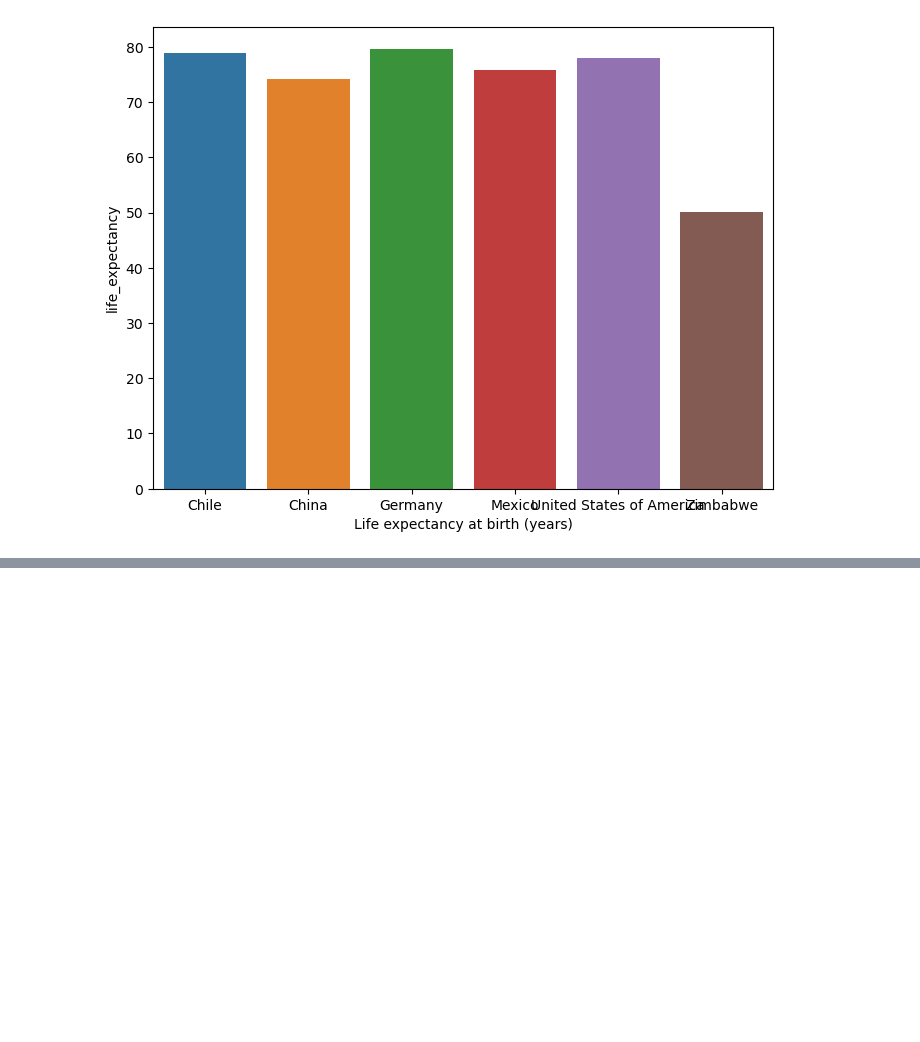
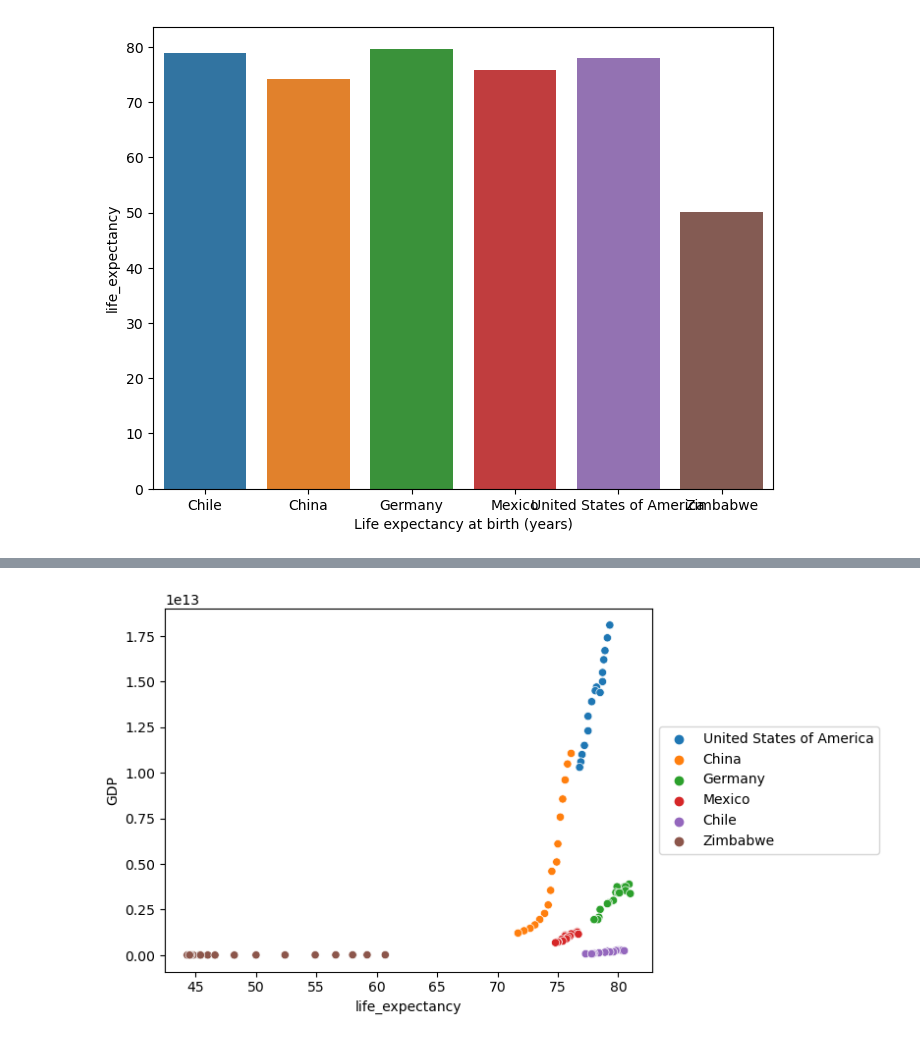
Before and after one commit to ada1312/-Portfolio_project_codecademy2, a Jupyter notebook: portfolio_2.ipynb, the cells around one changed output, grey strips where cells are left out. Saved outputs shown, nothing was run; the diff lists cells and outputs as text; code cells hidden in the pictures; blank space fills up the shorter version.

```diff
--- a/portfolio_2.ipynb
+++ b/portfolio_2.ipynb
@@ -144,0 +168,4 @@ plt.xlabel("Life expectancy at birth (years)");
+# %%
+sns.scatterplot(x=data.life_expectancy, y=data.GDP, hue=data.Country).legend(loc='center left', bbox_to_anchor=(1, 0.5), ncol=1);
+# %% [output]
+[figure, added]
```
Also changed, not shown: parts of 3 cells of this notebook.
